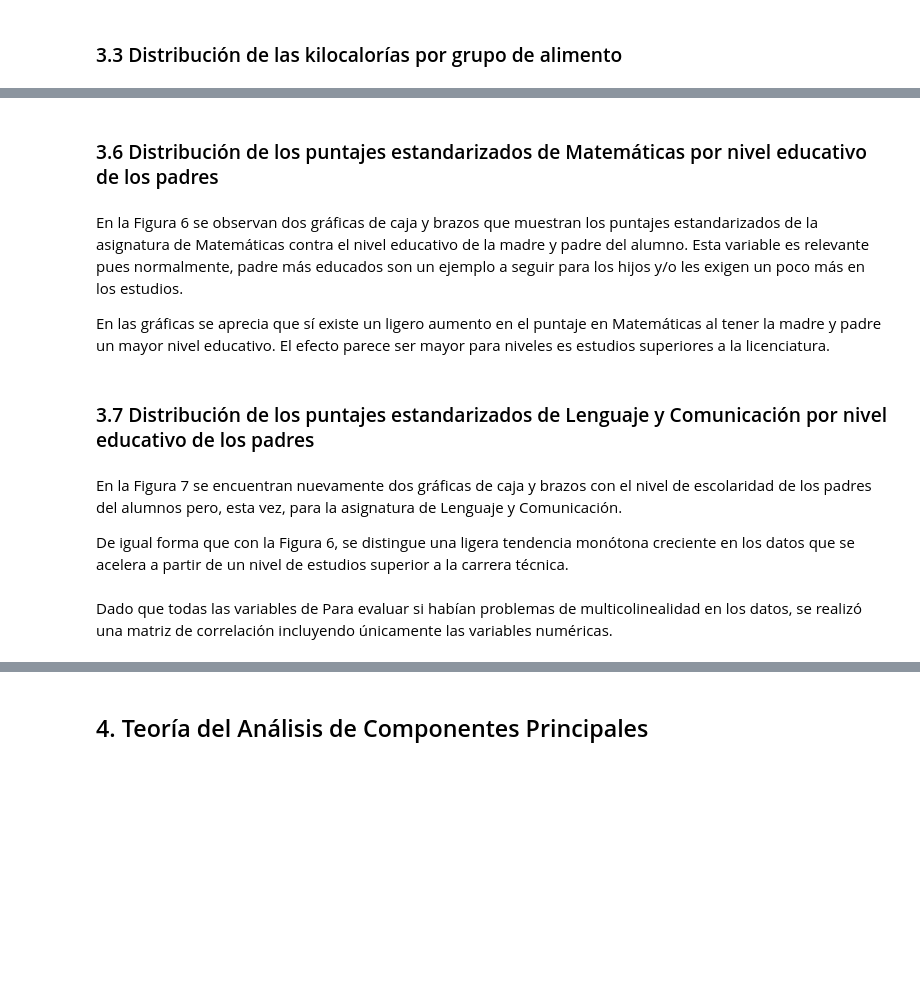
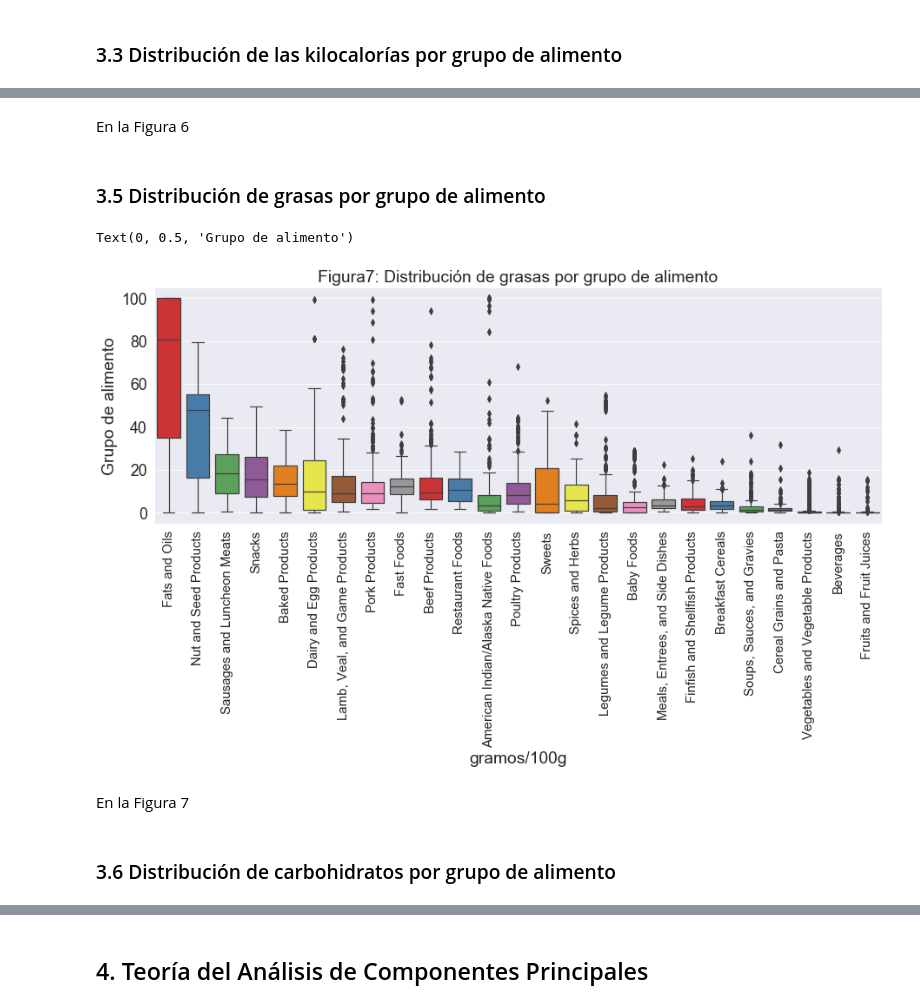
Before and after one commit to rafaelortegar/PCA-nutricion, a Jupyter notebook: results/reporte_final.ipynb, the cells around one changed output, grey strips where cells are left out. Drawn from its saved outputs; the diff is of its cells as text; code cells hidden in the pictures; blank space fills up the shorter version.

```diff
--- a/results/reporte_final.ipynb
+++ b/results/reporte_final.ipynb
@@ -239,15 +258,21 @@ De igual forma que con la Figura 4, se distingue una tendencia monótona crecien
+# %% [markdown]
+En la Figura 6
+# %% [markdown]
+### 3.5 Distribución de grasas por grupo de alimento
+# %%
+sns.set(style="darkgrid")
+sns.set_context("paper", font_scale=2)
+plt.figure(figsize=(15, 5))
+ranks_kcal = datos.groupby('FoodGroup')['Fat_g'].mean().fillna(0).sort_values()[::-1].index
+kcal=sns.boxplot(datos['FoodGroup'], datos.Fat_g, palette='Set1',order = ranks_kcal)
+kcal.set_xticklabels(kcal.get_xticklabels(),rotation=90,size=15)
+kcal.set_title('Figura 7: Distribución de grasas por grupo de alimento')
+kcal.set_xlabel('gramos/100g')
+kcal.set_ylabel('Grupo de alimento')
+# %% [output]
+Text(0, 0.5, 'Grupo de alimento')
+[figure, added]
+# %% [markdown]
+En la Figura 7
 # %% [markdown]
-### 3.6 Distribución de los puntajes estandarizados de Matemáticas por nivel educativo de los padres
+### 3.6 Distribución de carbohidratos por grupo de alimento
-# %% [markdown]
-En la Figura 6 se observan dos gráficas de caja y brazos que muestran los puntajes estandarizados de la asignatura de Matemáticas contra el nivel educativo de la madre y padre del alumno. Esta variable es relevante pues normalmente, padre más educados son un ejemplo a seguir para los hijos y/o les exigen un poco más en los estudios.
-
-En las gráficas se aprecia que sí existe un ligero aumento en el puntaje en Matemáticas al tener la madre y padre un mayor nivel educativo. El efecto parece ser mayor para niveles es estudios superiores a la licenciatura.
-# %% [markdown]
-### 3.7 Distribución de los puntajes estandarizados de Lenguaje y Comunicación por nivel educativo de los padres
-# %% [markdown]
-En la Figura 7 se encuentran nuevamente dos gráficas de caja y brazos con el nivel de escolaridad de los padres del alumnos pero, esta vez, para la asignatura de Lenguaje y Comunicación.
-
-De igual forma que con la Figura 6, se distingue una ligera tendencia monótona creciente en los datos que se acelera a partir de un nivel de estudios superior a la carrera técnica.
-# %% [markdown]
-Dado que todas las variables de
-Para evaluar si habían problemas de multicolinealidad en los datos, se realizó una matriz de correlación incluyendo únicamente las variables numéricas.
```
Also changed, not shown: parts of 19 cells of this notebook, 1 other file.
